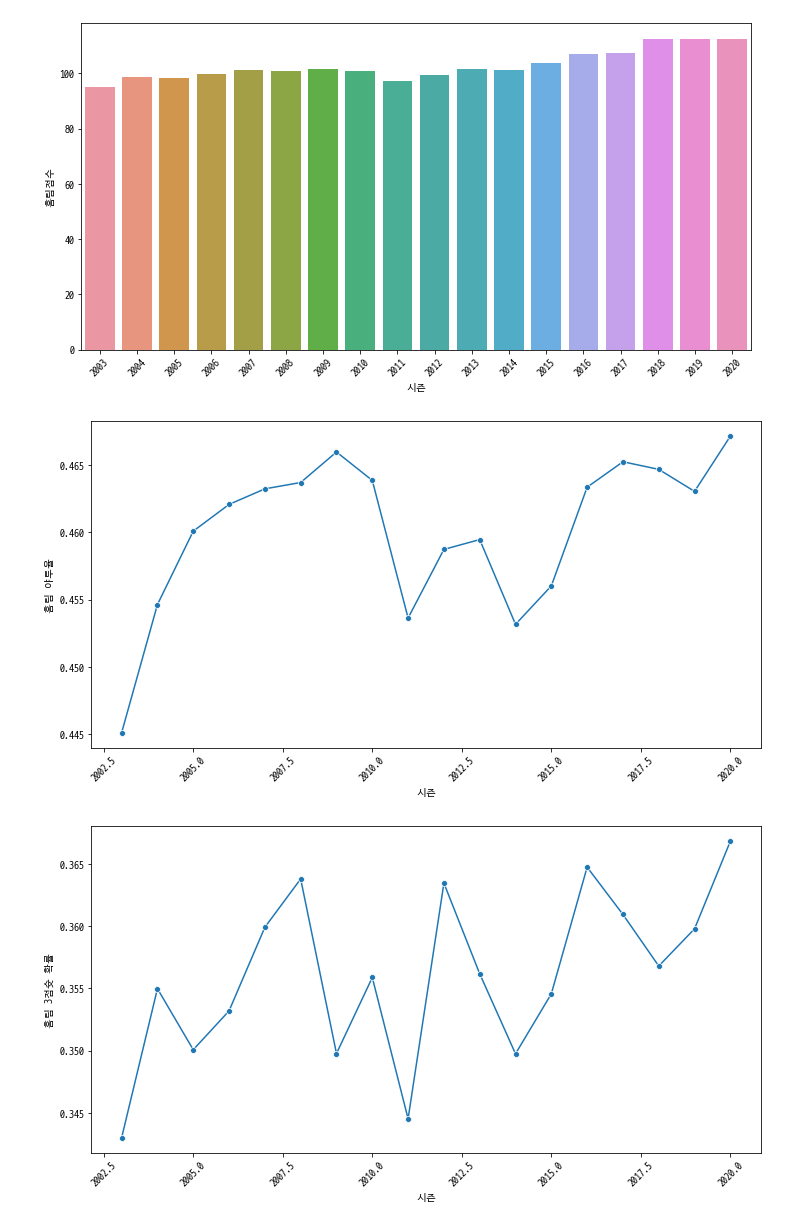
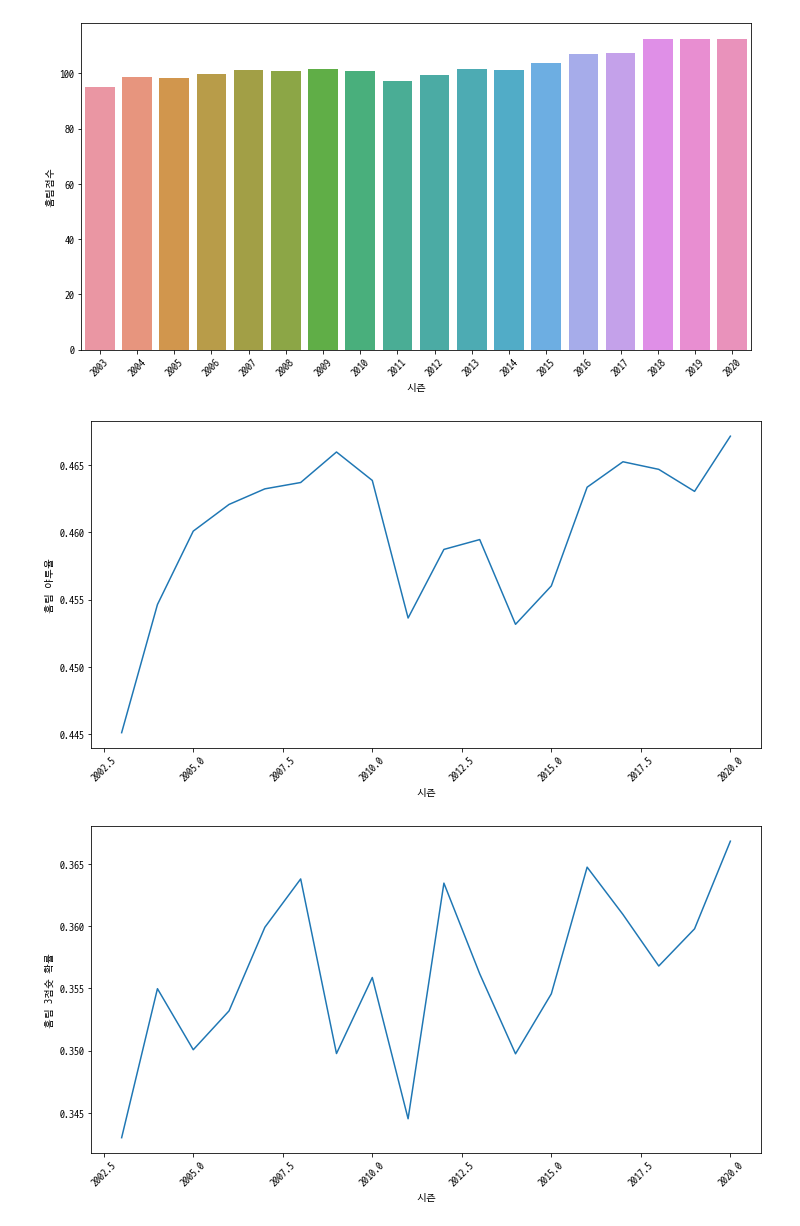
Before and after one commit to RlxDn/Bigdata, a Jupyter notebook: 40_데이터분석 실습/nba/nba.ipynb, the cells around one changed output. Cells and saved outputs as stored; diff of their text form; code cells hidden in the pictures.

```diff
--- a/40_데이터분석 실습/nba/nba.ipynb
+++ b/40_데이터분석 실습/nba/nba.ipynb
@@ -43,5 +43,6 @@ df.head()
 home_means = df.groupby('시즌')['홈팀점수'].mean().to_frame()
 home_means['홈팀 야투율'] = df.groupby('시즌')['홈팀 야투율'].mean().to_frame()
 home_means['홈팀 3점슛 확률'] = df.groupby('시즌')['홈팀 3점슛 확률'].mean().to_frame()
+home_means.reset_index(inplace=True)
 home_means
 # %% [output]
@@ -73,17 +73,17 @@ plt.show()
 # %%
 plt.subplots(figsize=(12,6))
 plt.xticks(rotation=45)
-sns.lineplot(x=home_means.index, y=home_means['홈팀 야투율'], marker='o', data=home_means)
+sns.lineplot(x='시즌', y='홈팀 야투율', data=home_means)
 plt.show()
 # %% [output]
-[figure, old version]
+[figure, new version]
 # %%
 plt.subplots(figsize=(12,6))
 plt.xticks(rotation=45)
-sns.lineplot(x=home_means.index, y=home_means['홈팀 3점슛 확률'], marker='o', data=home_means)
+sns.lineplot(x='시즌', y='홈팀 3점슛 확률', data=home_means)
 plt.show()
 # %% [output]
-[figure, old version]
+[figure, new version]
 # %%
 home_means.reset_index(inplace=True)
 home_means
```
Also changed, not shown: parts of 20 cells of this notebook.
